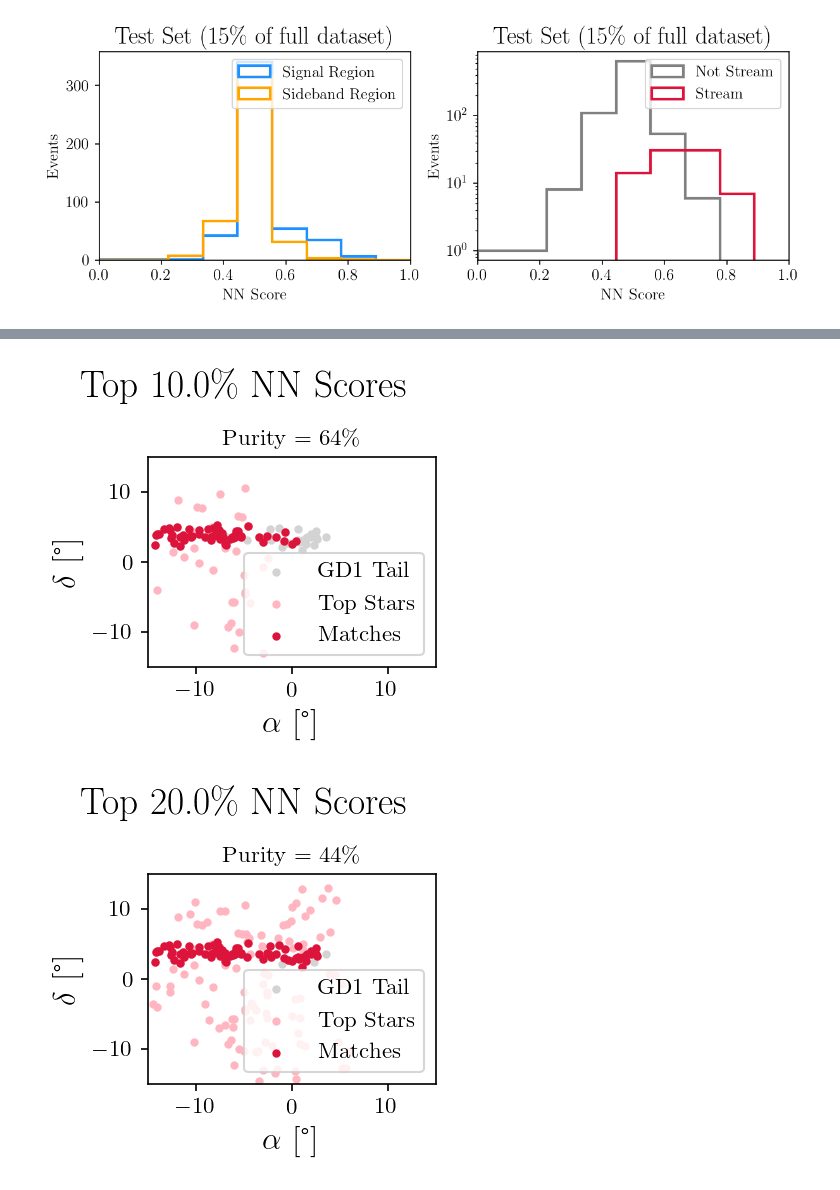
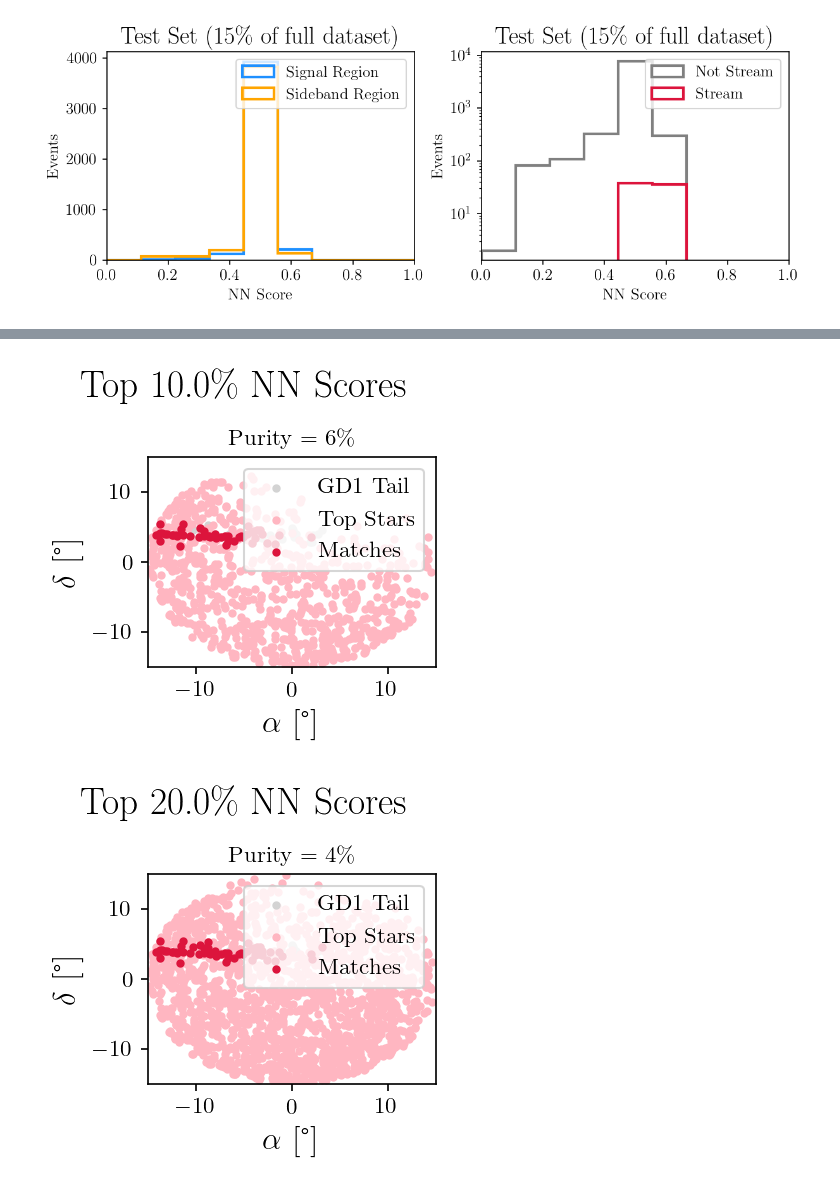
Before and after one commit to hep-lbdl/GaiaCWoLa, a Jupyter notebook: train.ipynb, the cells around one changed output, grey strips where cells are left out. Saved outputs shown, nothing was run; the diff lists cells and outputs as text; code cells hidden in the pictures.

```diff
--- a/train.ipynb
+++ b/train.ipynb
@@ -30,4 +29,4 @@ save_label = None
 # %%
-df = load_file(stream = stream, percent_bkg = 1)
+df = load_file(stream = stream, percent_bkg = 10)
 # %% [output]
 Before reduction, stream stars make up 0.039% of the dataset.
@@ -39,6 +38,6 @@ visualize_stream(df)
 [figure]
 # %%
-df_slice = signal_sideband(df, stream = stream, save_label = save_label)
+df_slice = signal_sideband(df, stream = stream)
 # %% [output]
 A value is trying to be set on a copy of a slice from a DataFrame.
 Try using .loc[row_indexer,col_indexer] = value instead
@@ -64,8 +63,7 @@ x_test = sc.transform(x_test)
 x_val = sc.transform(x_val)
 # %%
 ### Define model architecture
-save_name = "test"
-layer_size = 128
+layer_size = 64
 dropout = 0.2
 reg = regularizers.l2(1e-2)
 
@@ -98,8 +96,7 @@ early_stopping = callbacks.EarlyStopping(monitor='val_loss',
                                          verbose=1)
 
 # saves weights from the epoch with lowest val_loss
-os.makedirs("./weights", exist_ok=True)
-checkpoint = callbacks.ModelCheckpoint("./weights/"+save_name+".h5",
+checkpoint = callbacks.ModelCheckpoint("weights.h5",
                                        monitor='val_loss',
                                        mode='auto',
                                        verbose=1,
@@ -146,7 +123,7 @@ coreClock: 0.954GHz coreCount: 1 deviceMemorySize: 1.95GiB deviceMemoryBandwidth
 # %%
 ### Train!
 history = model.fit(x_train, y_train,
-                    epochs=20,
+                    epochs=100,
                     batch_size=32,
                     validation_data=(x_val,y_val),
                     callbacks = [PlotLossesKeras(),checkpoint,early_stopping],
@@ -165,13 +143,13 @@ Epoch 00020: val_loss did not improve from 0.68460
 # %%
 ### Load best weights
-model.load_weights("./weights/"+save_name+".h5")
+model.load_weights("weights.h5")
 
 ### Add the NN prediction score to the test set:
 test["nn_score"] = model.predict(x_test)
 fake_eff_baseline, real_eff_baseline, thresholds = roc_curve(np.asarray(y_test), test.nn_score)
 auc_baseline = auc(fake_eff_baseline, real_eff_baseline)
-print("AUC: {}".format(auc_baseline))
+print("AUC: {:.3f}".format(auc_baseline))
 
 ### Plot scores:
-plot_results(test, save_label)
+plot_results(test)
 # %% [output]
@@ -195 +173 @@ Purity: 43.6%
-[figure, old version]
+[figure, new version]
@@ -200,2 +178,2 @@ Purity: 43.6%
-[figure, old version]
+[figure, new version]
-[figure, old version]
+[figure, new version]
```
Also changed, not shown: parts of 8 cells of this notebook, 2 other files.
